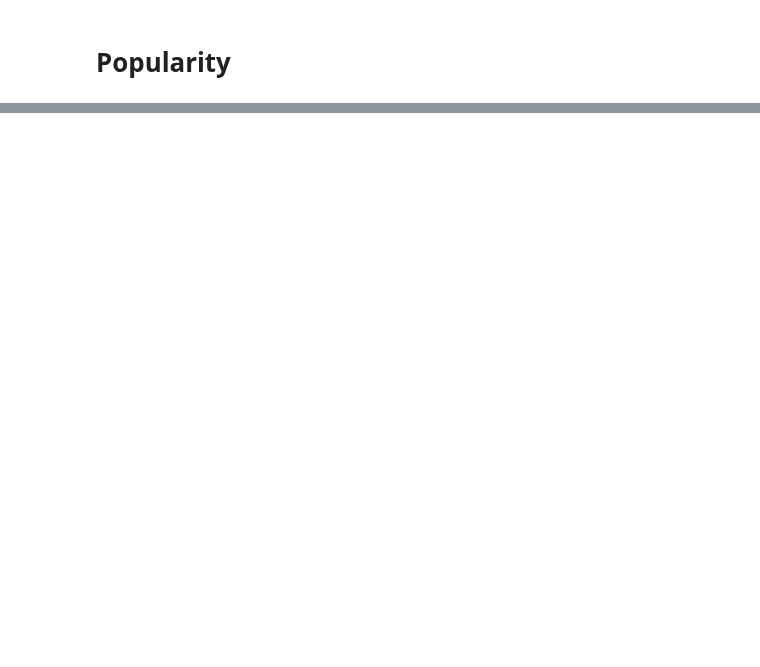
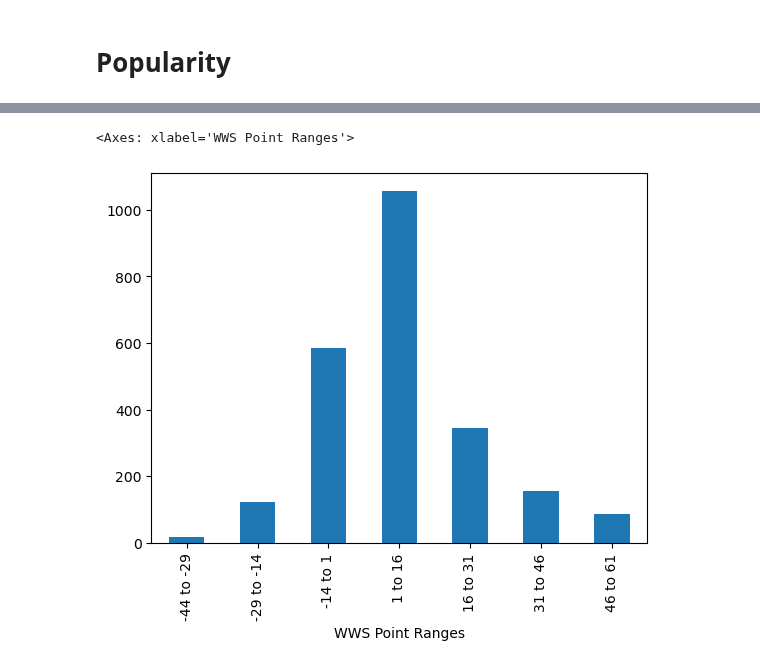
Before and after one commit to alyssahondrade/Project1, a Jupyter notebook: recipe_visualisations.ipynb, the cells around one changed output, grey strips where cells are left out. Saved outputs shown, nothing was run; the diff lists cells and outputs as text; code cells hidden in the pictures; blank space fills up the shorter version.

```diff
--- a/recipe_visualisations.ipynb
+++ b/recipe_visualisations.ipynb
@@ -266,2 +360,9 @@ for index, row in percent_df.iterrows():
 # %% [markdown]
 # Popularity
+# %%
+# Identify high protien recipe
+highest_rated = clean_recipes.loc[clean_recipes['rating'] >= 5]
+
+wws_point_for_food = highest_rated[['name', 'wws_points', 'cuisine', 'protein_g', 'meal_type']]
+wws_point_for_food = wws_point_for_food.sort_values('wws_points')
+wws_point_for_food.reset_index(drop=True).head(10)
@@ -267,0 +407,18 @@ for index, row in percent_df.iterrows():
+# %%
+# Create bins
+min_points = highest_rated['wws_points'].min()
+max_points = highest_rated['wws_points'].max()
+points_bins = np.arange(min_points, max_points, 15) # 5 was good with less granular cuisines
+points_labels = [f'{points_bins[i]} to {points_bins[i+1]}' for i in range(len(points_bins)-1)]
+bins_df = pd.cut(highest_rated['wws_points'], bins=points_bins, labels=points_labels)
+
+# # Set the index and its name
+points_df = highest_rated.set_index(bins_df)
+points_df.index.name = "WWS Point Ranges"
+
+# # Create grouped DataFrame by numeric means
+binned_df = points_df.groupby(['WWS Point Ranges']).count()
+binned_df['id'].plot(kind="bar")
+# %% [output]
+<Axes: xlabel='WWS Point Ranges'>
+[figure, added]
```
Also changed, not shown: parts of 16 cells of this notebook, 17 other files.
